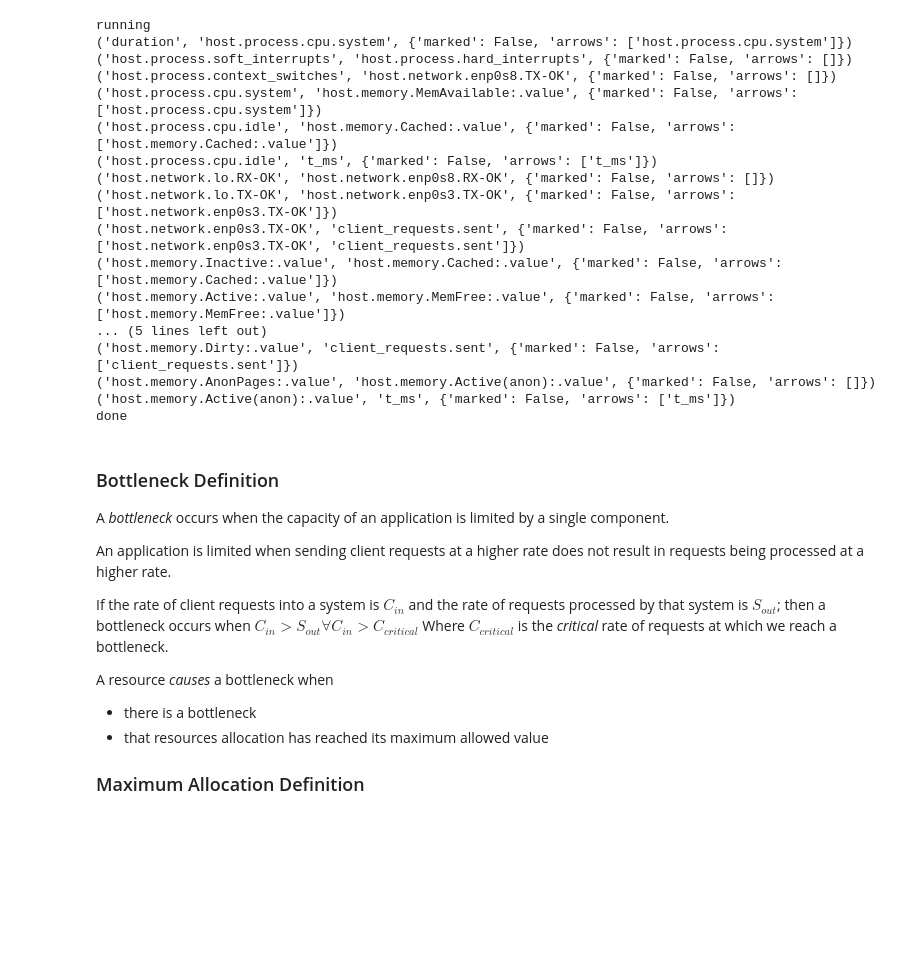
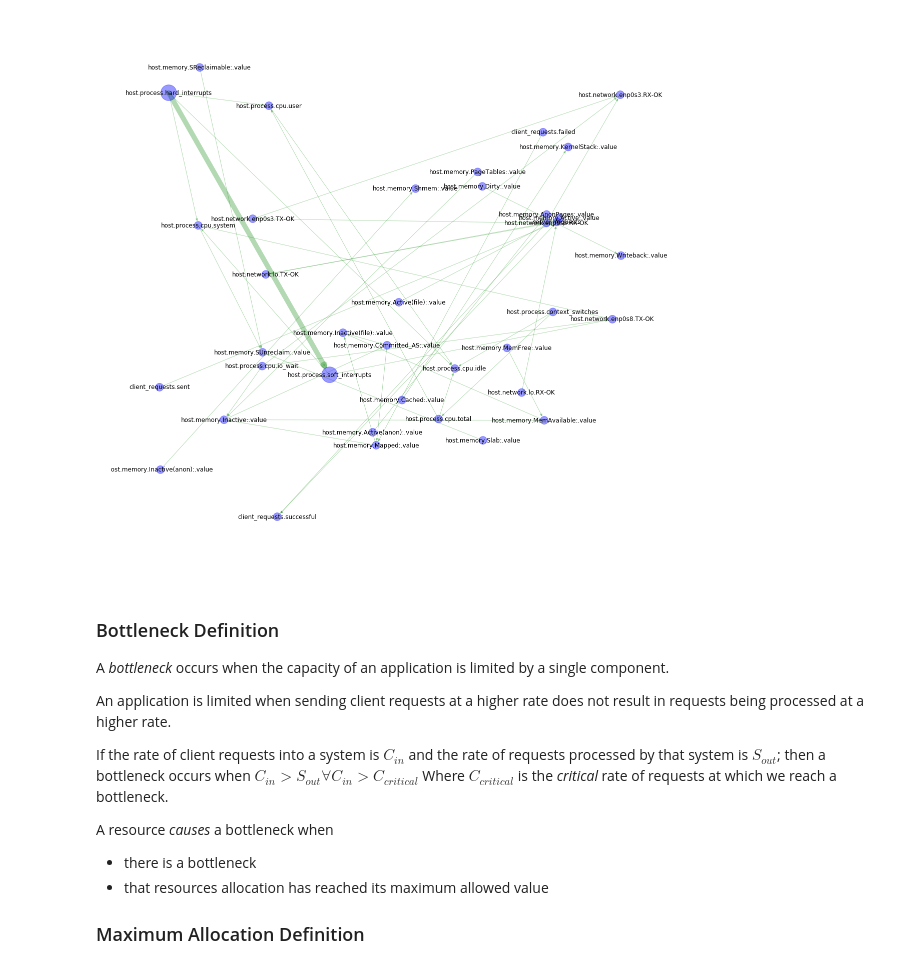
Before and after one commit to akellehe/DownTheRabbitHole, a Jupyter notebook: bottlenecks/notebooks/Bottleneck Detection Meetup.ipynb, the cells around one changed output. Saved outputs shown, nothing was run; the diff lists cells and outputs as text; code cells hidden in the pictures; blank space fills up the shorter version.

```diff
--- a/bottlenecks/notebooks/Bottleneck Detection Meetup.ipynb
+++ b/bottlenecks/notebooks/Bottleneck Detection Meetup.ipynb
@@ -339,27 +214,50 @@ done
-# %%
-print('running')
-
-for edge in graph.edges(data=True):
-    print(edge)
-print('done')
-# %% [output]
-running
-('duration', 'host.process.cpu.system', {'marked': False, 'arrows': ['host.process.cpu.system']})
-('host.process.soft_interrupts', 'host.process.hard_interrupts', {'marked': False, 'arrows': []})
-('host.process.context_switches', 'host.network.enp0s8.TX-OK', {'marked': False, 'arrows': []})
-('host.process.cpu.system', 'host.memory.MemAvailable:.value', {'marked': False, 'arrows': ['host.process.cpu.system']})
-('host.process.cpu.idle', 'host.memory.Cached:.value', {'marked': False, 'arrows': ['host.memory.Cached:.value']})
-('host.process.cpu.idle', 't_ms', {'marked': False, 'arrows': ['t_ms']})
-('host.network.lo.RX-OK', 'host.network.enp0s8.RX-OK', {'marked': False, 'arrows': []})
-('host.network.lo.TX-OK', 'host.network.enp0s3.TX-OK', {'marked': False, 'arrows': ['host.network.enp0s3.TX-OK']})
-('host.network.enp0s3.TX-OK', 'client_requests.sent', {'marked': False, 'arrows': ['host.network.enp0s3.TX-OK', 'client_requests.sent']})
-('host.memory.Inactive:.value', 'host.memory.Cached:.value', {'marked': False, 'arrows': ['host.memory.Cached:.value']})
-('host.memory.Active:.value', 'host.memory.MemFree:.value', {'marked': False, 'arrows': ['host.memory.MemFree:.value']})
-... (5 lines left out)
-('host.memory.Dirty:.value', 'client_requests.sent', {'marked': False, 'arrows': ['client_requests.sent']})
-('host.memory.AnonPages:.value', 'host.memory.Active(anon):.value', {'marked': False, 'arrows': []})
-('host.memory.Active(anon):.value', 't_ms', {'marked': False, 'arrows': ['t_ms']})
-done
+# %%
+
+
+%matplotlib inline
+
+import matplotlib.pyplot as plt
+import networkx as nx
+
+THICK = 10.
+THIN = 1.
+BIG = 1000
+SMALL = 250
+
+digraph = nx.DiGraph(directed=True)
+edgewidth = []
+marked_nodes = set([])
+for edge in graph.edges(data=True):
+    u, v, edgeinfo = edge
+    if u in edgeinfo.get('arrows'):
+        first, second = v, u
+    else:
+        first, second = u, v
+
+    if edgeinfo.get('marked'):
+        edgeinfo['width'] = THICK
+        marked_nodes.add(u)
+        marked_nodes.add(v)
+    else:
+        edgeinfo['width'] = THIN
+
+    digraph.add_edge(first, second, **edgeinfo)
+
+
+pos = nx.random_layout(digraph)
+
+plt.figure(figsize=(20, 20))
+nx.draw_networkx_edges(digraph, pos, alpha=0.3, width=[e[2].get('width') for e in digraph.edges(data=True)], edge_color='g', arrows=True, arrowstyle='-|>', arrowsize=10)
+nx.draw_networkx_nodes(digraph, pos, node_size=[BIG if n in marked_nodes else SMALL for n in digraph.nodes()], node_color='b', alpha=0.4)
+nx.draw_networkx_labels(digraph, pos, fontsize=14)
+
+with open('nx-cpu-2019-02-05.pickle', 'wb') as fp:
+    fp.write(pickle.dumps(digraph))
+
+plt.axis('off')
+plt.show()
+# %% [output]
+[figure, added]
 # %% [markdown]
 ### Bottleneck Definition
 
```
Also changed, not shown: parts of 5 cells of this notebook, 4 other files.
